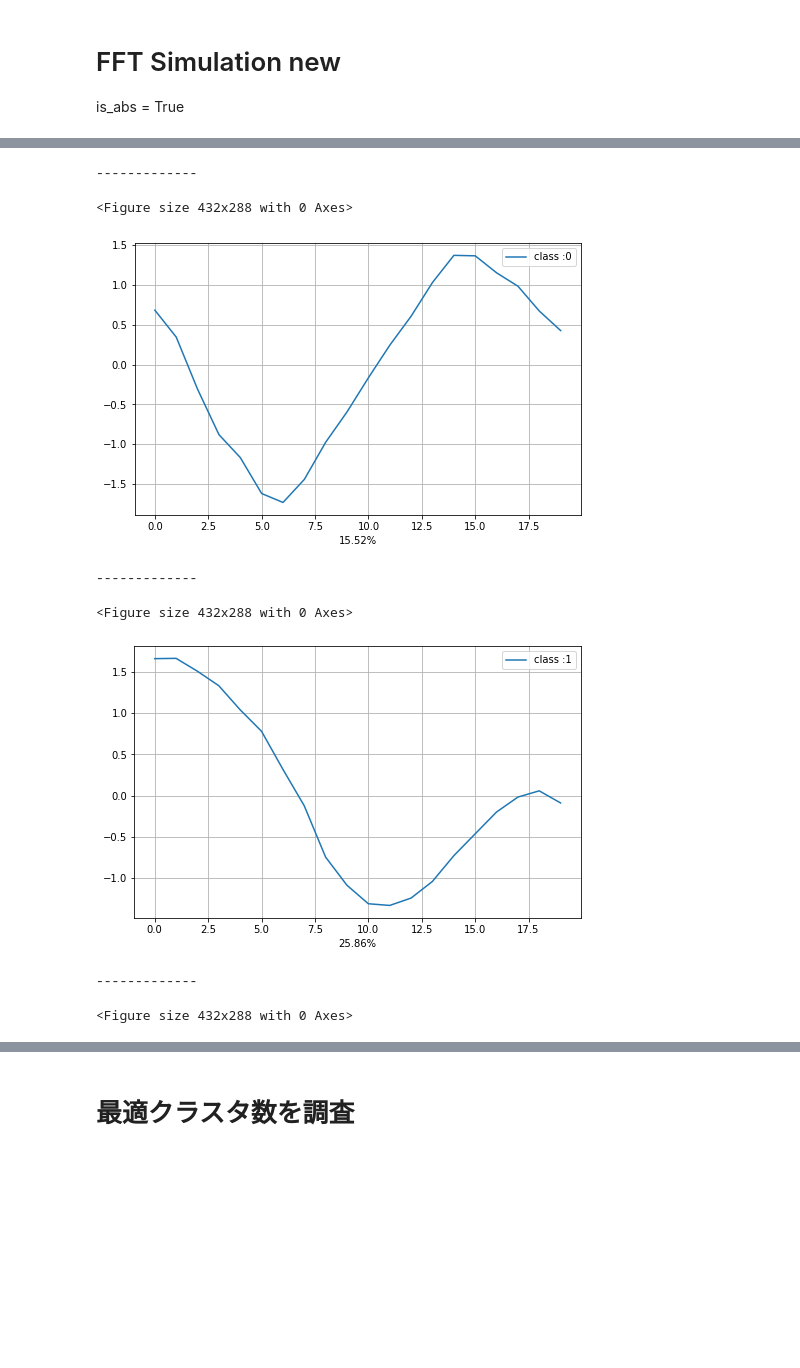
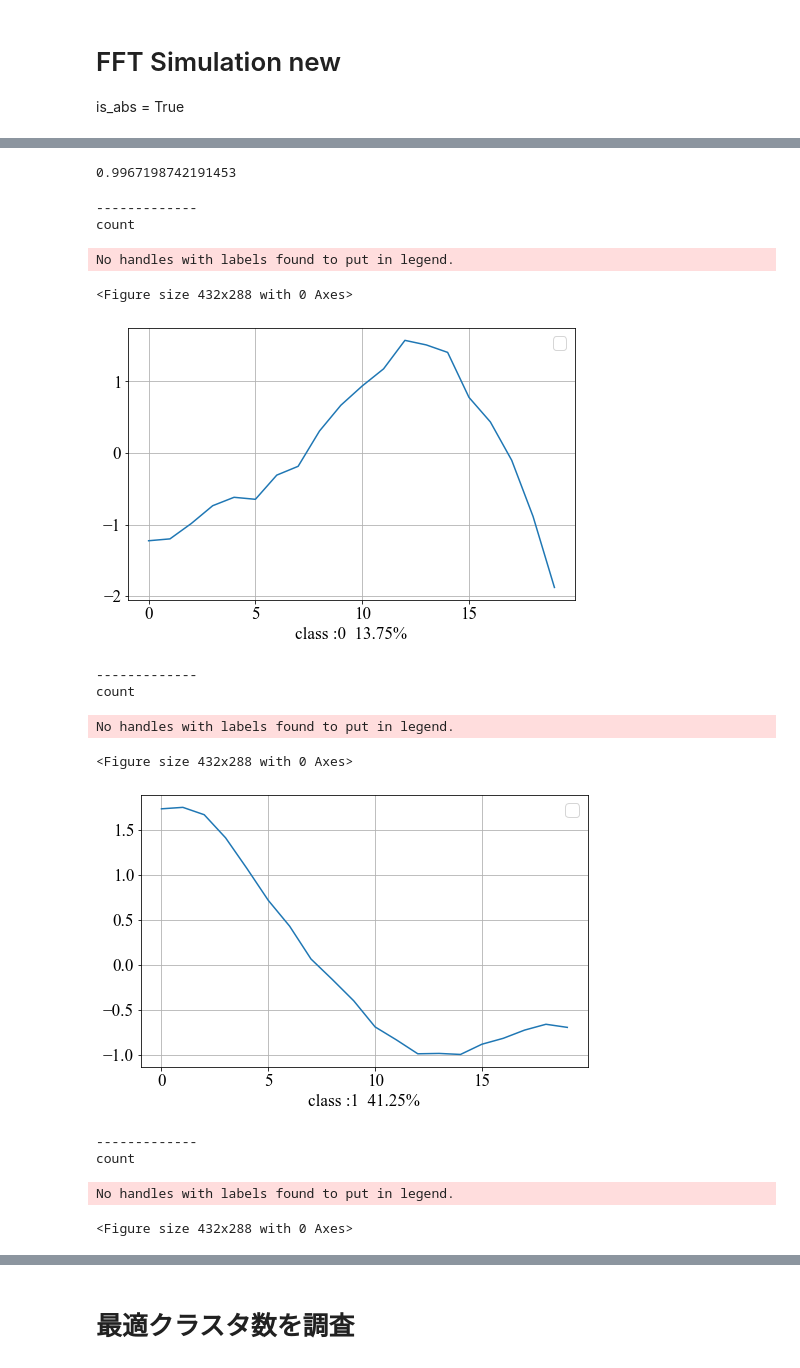
Before and after one commit to yodarjeering/New_XGB, a Jupyter notebook: ResearchFeature.ipynb, the cells around one changed output, grey strips where cells are left out. Saved outputs shown, nothing was run; the diff lists cells and outputs as text; code cells hidden in the pictures; blank space fills up the shorter version.

```diff
--- a/ResearchFeature.ipynb
+++ b/ResearchFeature.ipynb
@@ -216,23 +196,36 @@ print('{:.2f}'.format(1/2))
+# %%
+cos_sim(vecg,vecb)
+# %% [output]
+0.9967198742191453
 # %%
-lis_ = lc_rb.model.labels_.tolist()
-denom = sum(lis_)
+lc = lc_nb
+lis_ = lc.model.labels_.tolist()
+wave_dict =  lc.wave_dict
+denom = len(lis_)
 
 for i in range(n_cluster):
     print("-------------")
     # print(lis_.count(i))
     plt.clf()
     _, ax = plt.subplots(figsize=(8, 5))
-    plt.plot(lc_rb.wave_dict[i],label="class :"+str(i))
-    plt.xlabel('{:.2f}'.format(lis_.count(i)*100/denom)+'%')
+    print("count",)
+    plt.plot(wave_dict[i])
+    plt.xlabel("class :"+str(i)+'  {:.2f}'.format(lis_.count(i)*100/denom)+'%')
     plt.grid()
     plt.legend()
     plt.show()
 # %% [output]
 -------------
+count
-<Figure size 432x288 with 0 Axes>
+No handles with labels found to put in legend.
+<Figure size 432x288 with 0 Axes>
-[figure, old version]
+[figure, new version]
--------------
-<Figure size 432x288 with 0 Axes>
+-------------
+count
-[figure, old version]
--------------
+No handles with labels found to put in legend.
 <Figure size 432x288 with 0 Axes>
+[figure, new version]
+-------------
+count
+No handles with labels found to put in legend.
+<Figure size 432x288 with 0 Axes>
```
Also changed, not shown: parts of 21 cells of this notebook.
